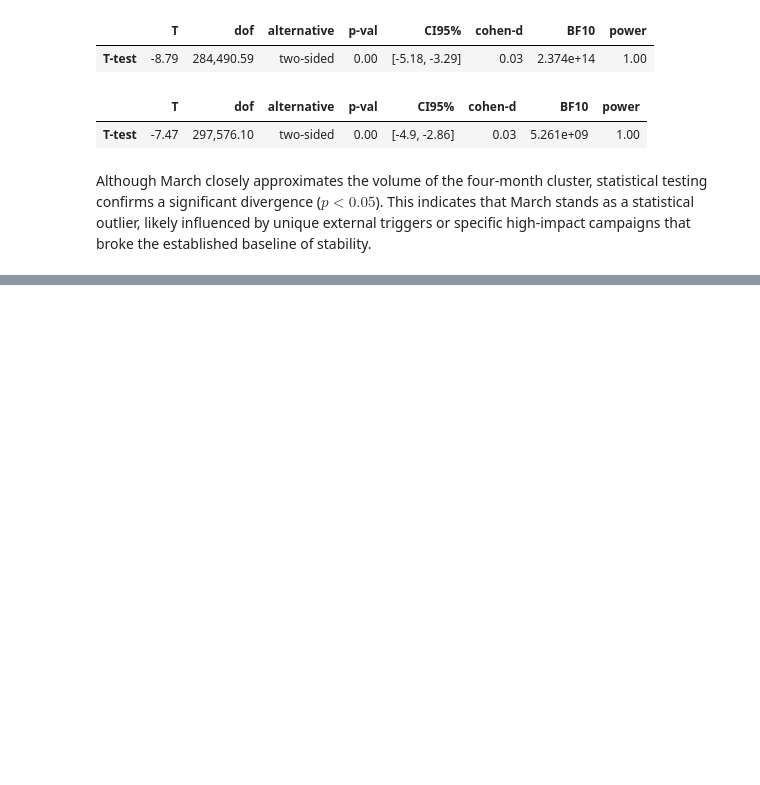
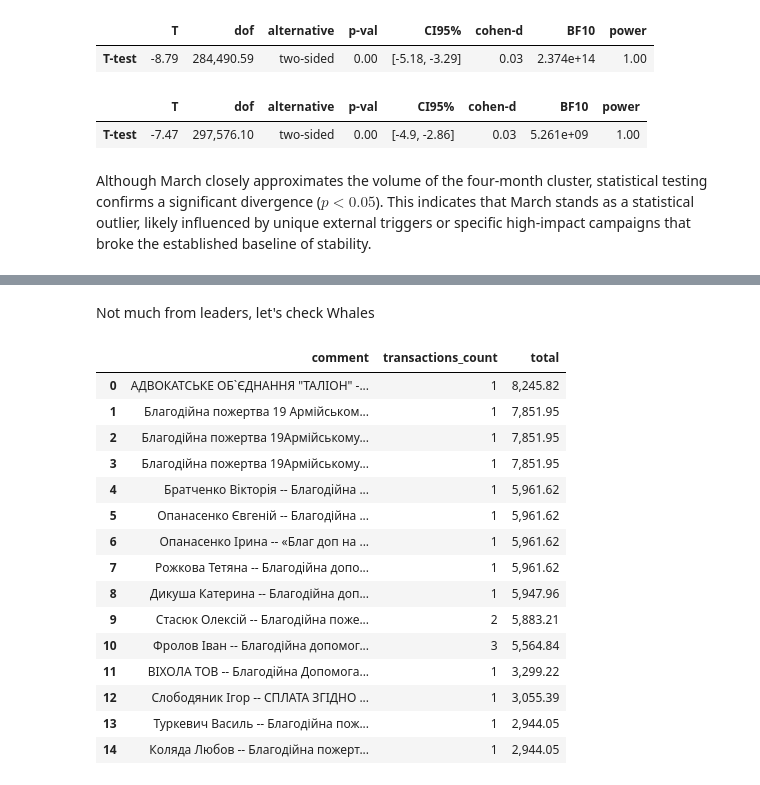
Before and after one commit to Gipnokrolik/ua-aid-intelligence-hub, a Jupyter notebook: notebooks/grassroots_funding_analisys.ipynb, the cells around one changed output, grey strips where cells are left out. Saved outputs shown, nothing was run; the diff lists cells and outputs as text; code cells hidden in the pictures; blank space fills up the shorter version.

```diff
--- a/notebooks/grassroots_funding_analisys.ipynb
+++ b/notebooks/grassroots_funding_analisys.ipynb
@@ -547,0 +607,25 @@ Although March closely approximates the volume of the four-month cluster, statis
+# %% [markdown]
+Not much from leaders, let's check Whales
+# %%
+df_court.groupby('comment', as_index = False)\
+                    .agg(transactions_count = ('amount_eur','count'), total = ('amount_eur', 'sum'))\
+                    .sort_values('total', ascending = False)\
+                    .reset_index(drop = True)\
+                    .head(15)
+# %% [output]
+|  | comment | transactions_count | total |
+| 0 | АДВОКАТСЬКЕ ОБ`ЄДНАННЯ "ТАЛІОН" -... | 1 | 8,245.82 |
+| 1 | Благодійна пожертва 19 Армійськом... | 1 | 7,851.95 |
+| 2 | Благодійна пожертва 19Армійському... | 1 | 7,851.95 |
+| 3 | Благодійна пожертва 19Армійському... | 1 | 7,851.95 |
+| 4 | Братченко Вiкторiя -- Благодiйна ... | 1 | 5,961.62 |
+| 5 | Опанасенко Євгеній -- Благодійна ... | 1 | 5,961.62 |
+| 6 | Опанасенко Ірина -- «Благ доп на ... | 1 | 5,961.62 |
+| 7 | Рожкова Тетяна -- Благодiйна допо... | 1 | 5,961.62 |
+| 8 | Дикуша Катерина -- Благодійна доп... | 1 | 5,947.96 |
+| 9 | Стасюк Олексiй -- Благодійна поже... | 2 | 5,883.21 |
+| 10 | Фролов Іван -- Благодійна допомог... | 3 | 5,564.84 |
+| 11 | ВIХОЛА ТОВ -- Благодiйна Допомога... | 1 | 3,299.22 |
+| 12 | Слободяник Iгор -- СПЛАТА ЗГІДНО ... | 1 | 3,055.39 |
+| 13 | Туркевич Василь -- Благодійна пож... | 1 | 2,944.05 |
+| 14 | Коляда Любов -- Благодійна пожерт... | 1 | 2,944.05 |
```
Also changed, not shown: parts of 14 cells of this notebook.
